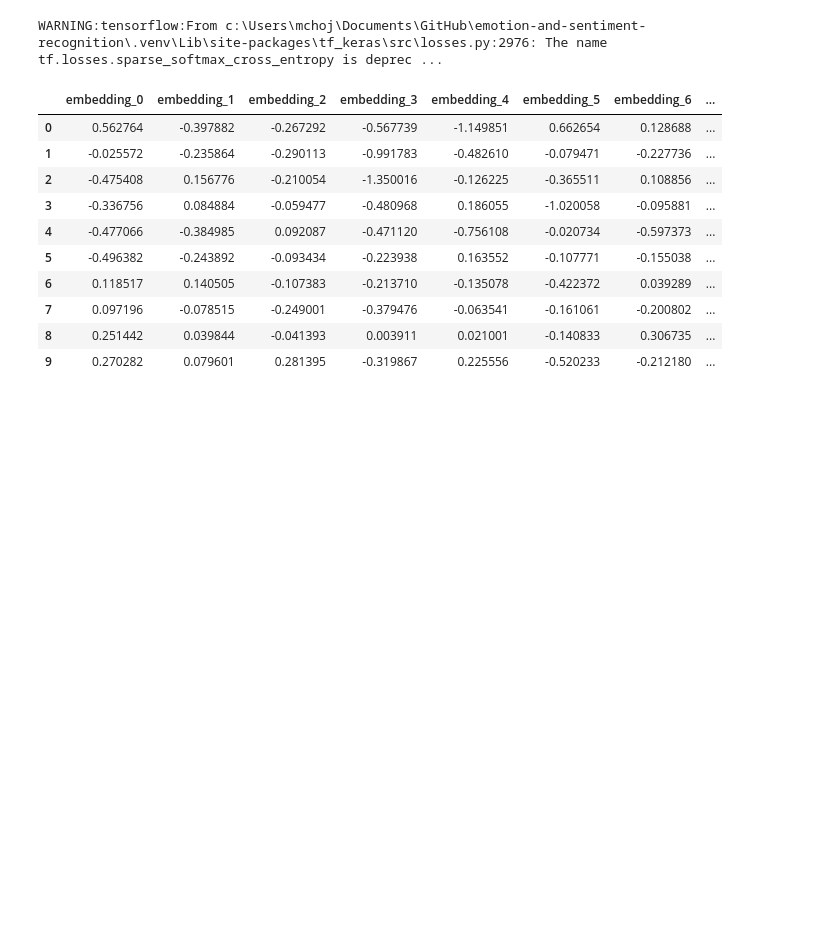
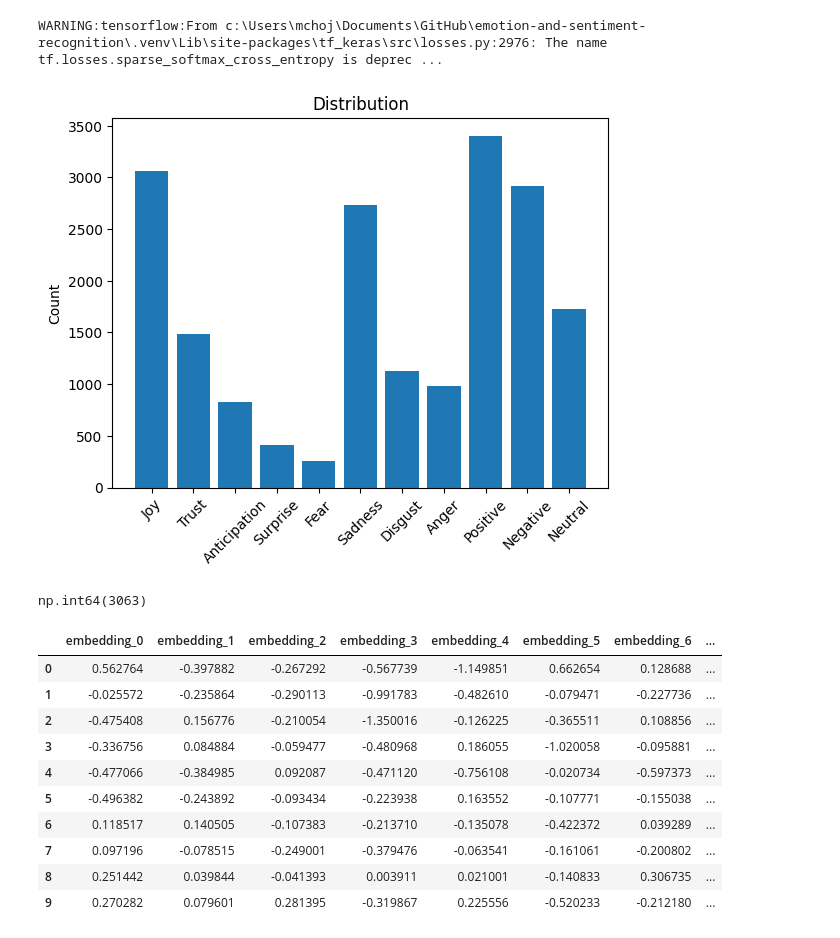
Before and after one commit to emotion-and-sentiment-recognition/emotion-and-sentiment-recognition, a Jupyter notebook: src/neural_network.ipynb, the cells around one changed output. Drawn from its saved outputs; the diff is of its cells as text; code cells hidden in the pictures; blank space fills up the shorter version.

```diff
--- a/src/neural_network.ipynb
+++ b/src/neural_network.ipynb
@@ -111,17 +113,17 @@ from typing import List
 def load_data() -> List:
     data = []
 
-    for name in ['train', 'val', 'test']:
+    for type in ['train', 'val', 'test']:
         for category in ['texts', 'sentences']:
-            if os.path.exists(f'../data/clean/nn_{name}_{category}.csv'):
-                df = pd.read_csv(f'../data/clean/nn_{name}_{category}.csv', index_col=0)
+            if os.path.exists(f'../data/clean/nn_{type}_{category}.csv'):
+                df = pd.read_csv(f'../data/clean/nn_{type}_{category}.csv', index_col=0)
             else:
-                df = pd.read_csv(f'../data/raw/{name}.csv')
+                df = pd.read_csv(f'../data/raw/{type}.csv')
                 if category == 'texts':
                     df = transform_texts(df=df)
                 elif category == 'sentences':
                     df = transform_sentences(df=df)
-                df.to_csv(f'../data/clean/nn_{name}_{category}.csv')
+                df.to_csv(f'../data/clean/nn_{type}_{category}.csv')
 
             data.append(df)
     return data
@@ -136,3 +139,32 @@ test_sentences = data[5]
+# %%
+from typing import Dict
+
+def count_emotions(df: pd.DataFrame) -> Dict:
+    emotions = {
+        'Joy': 0, 'Trust': 0, 'Anticipation': 0, 'Surprise': 0, 'Fear': 0, 'Sadness': 0,
+        'Disgust': 0, 'Anger': 0, 'Positive': 0, 'Negative': 0, 'Neutral': 0
+    }
+
+    for emotion, i in zip(emotions.keys(), range(769, 780)):
+        emotions[emotion] = int(train_texts.iloc[:, i].sum())
+
+    return emotions
+# %%
+import matplotlib.pyplot as plt
+
+counts = count_emotions(test_texts)
+
+plt.bar(counts.keys(), counts.values())
+plt.xticks(rotation=45)
+plt.ylabel('Count')
+plt.title('Distribution')
+plt.show()
+# %% [output]
+[figure, added]
+# %%
+train_texts.iloc[:, 769].sum()
+# %% [output]
+np.int64(3063)
 # %%
 train_texts.head(10)
 # %% [output]
```
Also changed, not shown: parts of 11 cells of this notebook, 17 other files.
